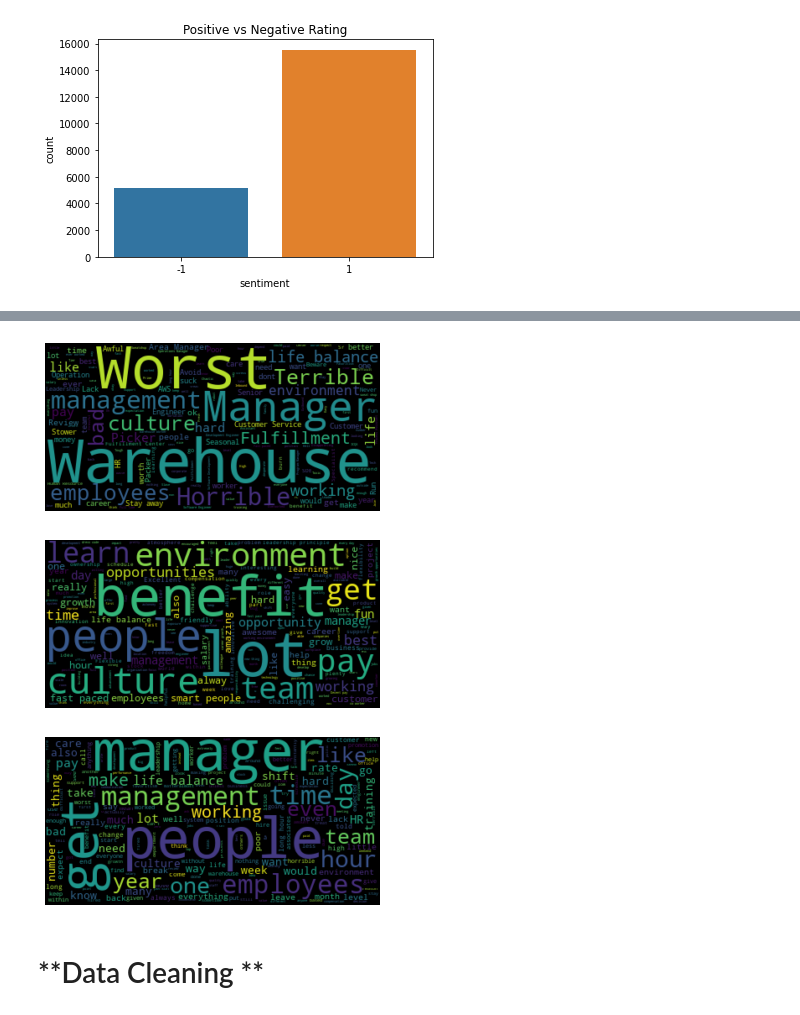
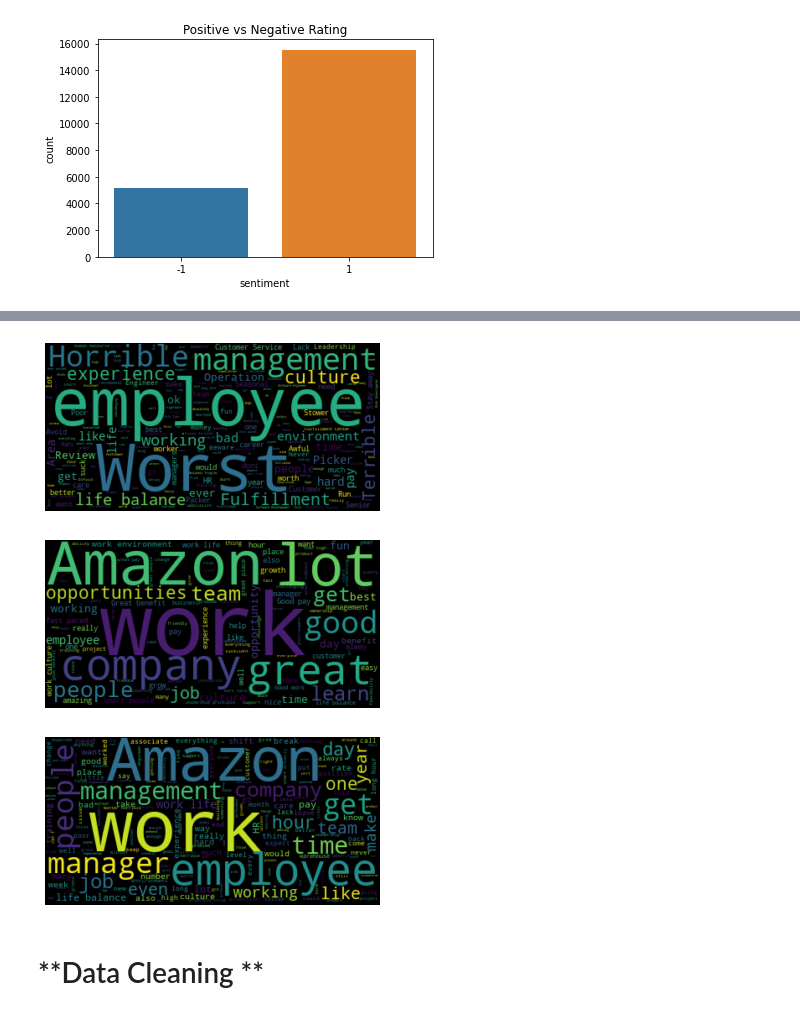
Before and after one commit to alexiaddiaz0907/DSC410, a Jupyter notebook: 1st_Project.ipynb, the cells around one changed output, grey strips where cells are left out. Saved outputs shown, nothing was run; the diff lists cells and outputs as text; code cells hidden in the pictures.

```diff
--- a/1st_Project.ipynb
+++ b/1st_Project.ipynb
@@ -262 +257,15 @@ Requirement already satisfied: six>=1.5 in /usr/local/lib/python3.8/dist-package
 True
+# %%
+#Create Word Cloud of Pos Reviews
+
+! pip install wordcloud
+import nltk
+from nltk.corpus import stopwords
+from wordcloud import WordCloud
+
+stopwords = set(stopwords.words('english'))
+pos = " ".join(review for review in positive.summary)
+wordcloud = WordCloud(stopwords=stopwords).generate(pos)
+plt.imshow(wordcloud, interpolation='bilinear')
+plt.axis("off")
+plt.show()
@@ -262,0 +284,10 @@ True
+# %%
+import nltk
+from nltk.corpus import stopwords
+from wordcloud import WordCloud
+stopwords = set(stopwords.words('english'))
+negreviews = " ".join(review for review in negative.summary)
+wordcloud = WordCloud(stopwords=stopwords).generate(negreviews)
+plt.imshow(wordcloud, interpolation='bilinear')
+plt.axis("off")
+plt.show()
@@ -263,13 +296,10 @@ True
 # %%
-#Create Word Cloud of Pos Reviews
-
-! pip install wordcloud
 import nltk
 from nltk.corpus import stopwords
 from wordcloud import WordCloud
 
 stopwords = set(stopwords.words('english'))
-stopwords.update(["amazon","company","work","job", "good", 'great', "place", "employee", "experience", "associate"])
+stopwords.update(["amazon","work","job", "good", 'great', "place", "associate","company","Warehouse", "Manager"])
 ## Updated the stop words to removed words because they were included in negative sentiment
 pos = " ".join(review for review in positive.summary)
 wordcloud = WordCloud(stopwords=stopwords).generate(pos)
@@ -293,43 +313,41 @@ import nltk
 from nltk.corpus import stopwords
 from wordcloud import WordCloud
 stopwords = set(stopwords.words('english'))
-stopwords.update(["amazon","company","work","job", "good", 'great', "place", "employee", "experience","associate"])
-## Updated the stop words to removed words because they were included in pos sentiment
+stopwords.update(["amazon","work","job", "good", 'great', "place", "associate","company","Warehouse", "Manager"])
+## Updated the stop words to removed words because they were included in negative sentiment
 negreviews = " ".join(review for review in negative.summary)
 wordcloud = WordCloud(stopwords=stopwords).generate(negreviews)
 plt.imshow(wordcloud, interpolation='bilinear')
 plt.axis("off")
 plt.show()
 # %% [output]
-[figure, old version]
+[figure, new version]
 # %%
 #Word Cloud for neg column
 import nltk
 from nltk.corpus import stopwords
 from wordcloud import WordCloud
 stopwords = set(stopwords.words('english'))
-stopwords.update(["amazon","company","work","job", "good", 'great', "place", "employee", "experience", "associate"])
-## Updated the stop words to removed words because they were included in negative sentiment
 pos = " ".join(review for review in positive.pros)
 wordcloud = WordCloud(stopwords=stopwords).generate(pos)
 plt.imshow(wordcloud, interpolation='bilinear')
 plt.axis("off")
 plt.show()
 # %% [output]
-[figure, old version]
+[figure, new version]
 # %%
 # Word Cloud for neg column
 import nltk
 from nltk.corpus import stopwords
 from wordcloud import WordCloud
+
 stopwords = set(stopwords.words('english'))
-stopwords.update(["amazon","company","work","job", "good", 'great', "place", "employee", "experience", "associate"])
 pos = " ".join(review for review in negative.cons)
 wordcloud = WordCloud(stopwords=stopwords).generate(pos)
 plt.imshow(wordcloud, interpolation='bilinear')
 plt.axis("off")
 plt.show()
 # %% [output]
-[figure, old version]
+[figure, new version]
 # %% [markdown]
 # **Data Cleaning **
```
Also changed, not shown: parts of 27 cells of this notebook.
